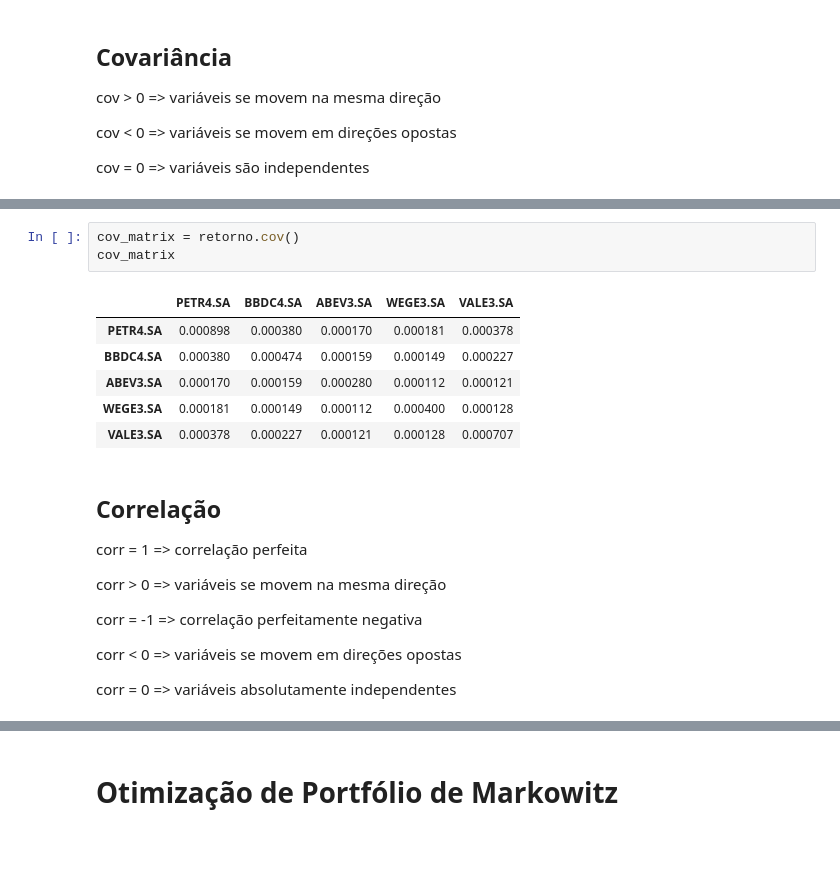
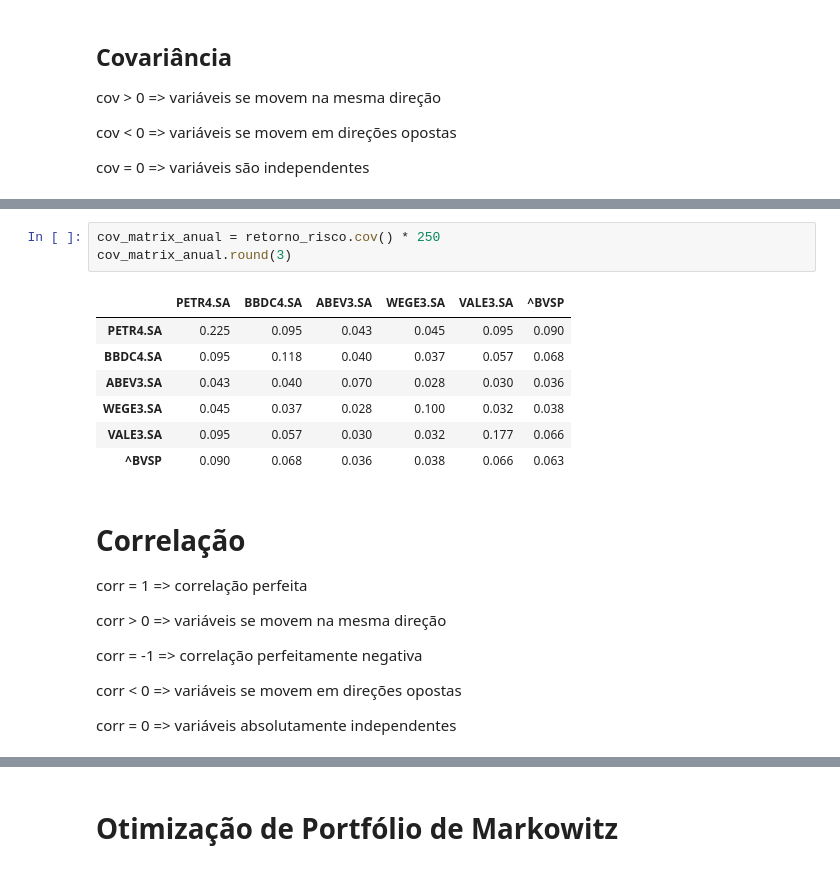
Before and after one commit to TiagoSpiandorello/Analise_de_portfolio_de_acoes, a Jupyter notebook: analise_portfolio.ipynb, the cells around one changed output, grey strips where cells are left out. Drawn from its saved outputs; the diff is of its cells as text.

```diff
--- a/analise_portfolio.ipynb
+++ b/analise_portfolio.ipynb
@@ -367,15 +330,16 @@ cov_matrix
-# %%
-cov_matrix = retorno.cov()
-cov_matrix
-# %% [output]
-|  | PETR4.SA | BBDC4.SA | ABEV3.SA | WEGE3.SA | VALE3.SA |
-| PETR4.SA | 0.000898 | 0.000380 | 0.000170 | 0.000181 | 0.000378 |
-| BBDC4.SA | 0.000380 | 0.000474 | 0.000159 | 0.000149 | 0.000227 |
-| ABEV3.SA | 0.000170 | 0.000159 | 0.000280 | 0.000112 | 0.000121 |
-| WEGE3.SA | 0.000181 | 0.000149 | 0.000112 | 0.000400 | 0.000128 |
-| VALE3.SA | 0.000378 | 0.000227 | 0.000121 | 0.000128 | 0.000707 |
+# %%
+cov_matrix_anual = retorno_risco.cov() * 250
+cov_matrix_anual.round(3)
+# %% [output]
+|  | PETR4.SA | BBDC4.SA | ABEV3.SA | WEGE3.SA | VALE3.SA | ^BVSP |
+| PETR4.SA | 0.225 | 0.095 | 0.043 | 0.045 | 0.095 | 0.090 |
+| BBDC4.SA | 0.095 | 0.118 | 0.040 | 0.037 | 0.057 | 0.068 |
+| ABEV3.SA | 0.043 | 0.040 | 0.070 | 0.028 | 0.030 | 0.036 |
+| WEGE3.SA | 0.045 | 0.037 | 0.028 | 0.100 | 0.032 | 0.038 |
+| VALE3.SA | 0.095 | 0.057 | 0.030 | 0.032 | 0.177 | 0.066 |
+| ^BVSP | 0.090 | 0.068 | 0.036 | 0.038 | 0.066 | 0.063 |
 # %% [markdown]
-## Correlação
+# Correlação
 
 corr = 1 => correlação perfeita
 
```
Also changed, not shown: parts of 74 cells of this notebook.
